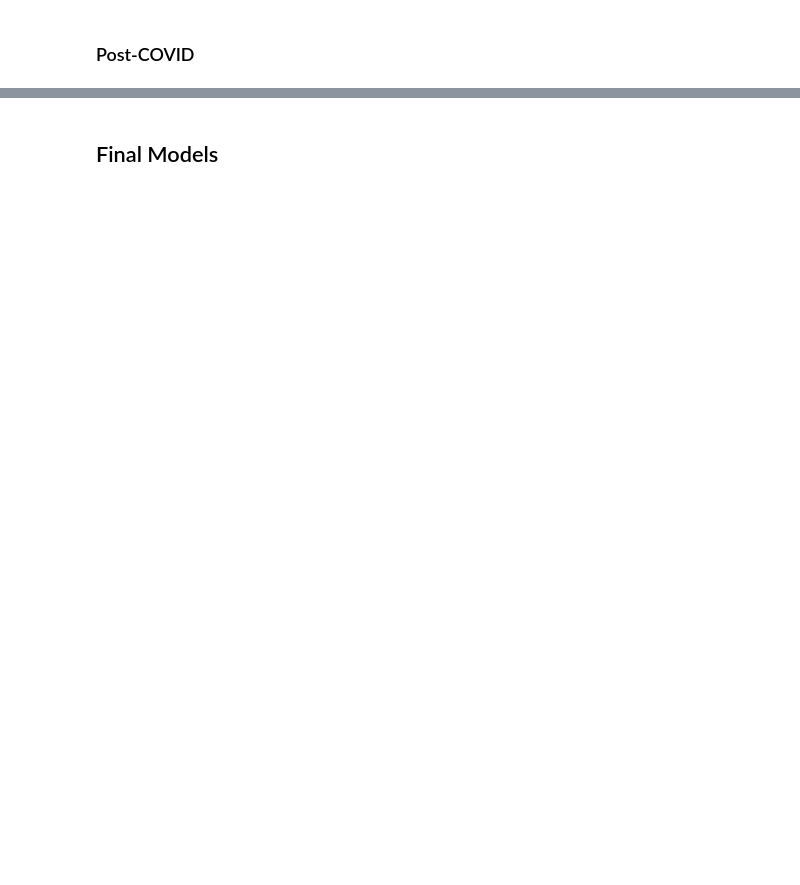
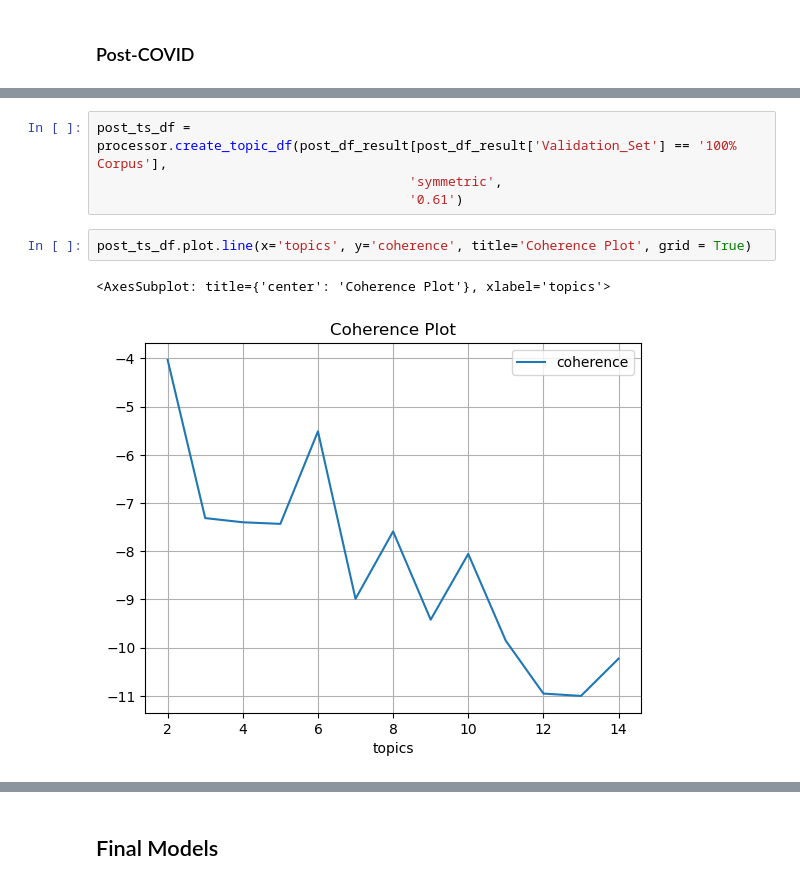
Before and after one commit to patilpushkarp/comp, a Jupyter notebook: comp/docs/individual/fintech/paytm.ipynb, the cells around one changed output, grey strips where cells are left out. Cells and saved outputs as stored; diff of their text form; blank space fills up the shorter version.

```diff
--- a/comp/docs/individual/fintech/paytm.ipynb
+++ b/comp/docs/individual/fintech/paytm.ipynb
@@ -399,0 +218,9 @@ if 1 == 1:
+# %%
+post_ts_df = processor.create_topic_df(post_df_result[post_df_result['Validation_Set'] == '100% Corpus'],
+                                        'symmetric',
+                                        '0.61')
+# %%
+post_ts_df.plot.line(x='topics', y='coherence', title='Coherence Plot', grid = True)
+# %% [output]
+<AxesSubplot: title={'center': 'Coherence Plot'}, xlabel='topics'>
+[figure, added]
```
Also changed, not shown: parts of 84 cells of this notebook, 7 other files.
